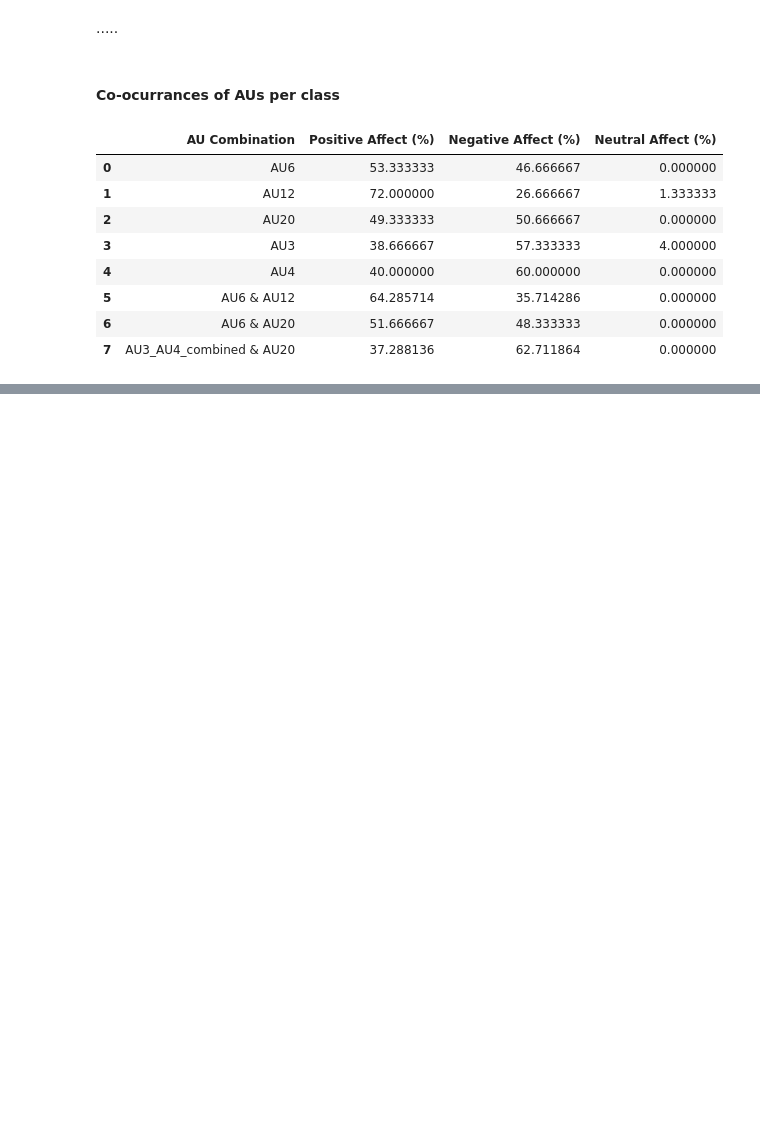
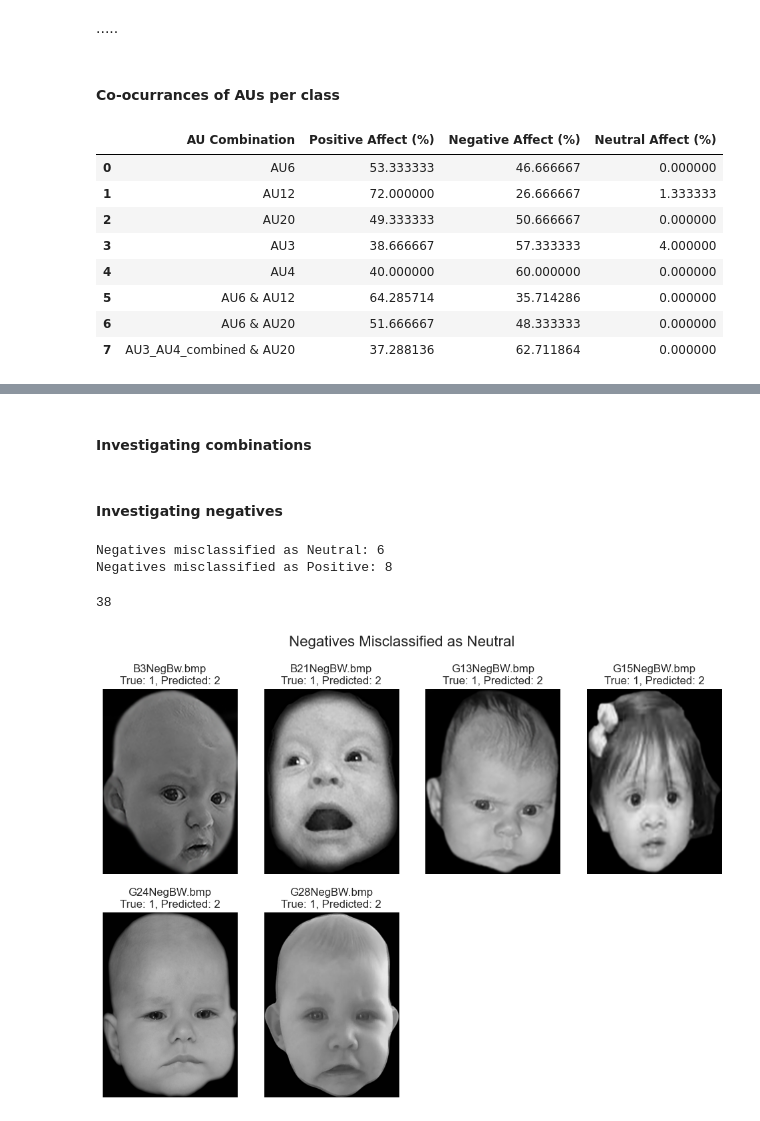
Before and after one commit to florentinafabregas/affect-recognition-infants, a Jupyter notebook: notebooks/main.ipynb, the cells around one changed output, grey strips where cells are left out. Cells and saved outputs as stored; diff of their text form; code cells hidden in the pictures; blank space fills up the shorter version.

Commit message:
add: exploring negative misclassifications - main file

```diff
--- a/notebooks/main.ipynb
+++ b/notebooks/main.ipynb
@@ -1283,0 +1345,6 @@ TODO
+# %%
+# All AU
+
+total_acc, total_miss = svm(aus_inf, pyafar_inf_df)
+print(total_acc)
+total_miss
@@ -1283,0 +1370,2 @@ TODO
+# %% [markdown]
+#### Investigating combinations
@@ -1283,0 +1377,44 @@ TODO
+# %% [markdown]
+#### Investigating negatives
+# %%
+neg_as_neutral = ((total_miss["true_label"] == 1) & (total_miss["predicted_label"] == 2)).sum()
+neg_as_positive = ((total_miss["true_label"] == 1) & (total_miss["predicted_label"] == 3)).sum()
+
+print(f"Negatives misclassified as Neutral: {neg_as_neutral}")
+print(f"Negatives misclassified as Positive: {neg_as_positive}")
+# %% [output]
+Negatives misclassified as Neutral: 6
+Negatives misclassified as Positive: 8
+# %%
+neg_neu = pyafar_inf_df[pyafar_inf_df['Image'].isin(
+    total_miss[(total_miss['true_label'] == 1) & (total_miss['predicted_label'] == 2)]['image_name']
+)]
+
+neg_pos = pyafar_inf_df[pyafar_inf_df['Image'].isin(
+    total_miss[(total_miss['true_label'] == 1) & (total_miss['predicted_label'] == 3)]['image_name']
+)]
+
+neg_neg = pyafar_inf_df[(pyafar_inf_df['imageCat'] == 1) & (~pyafar_inf_df['Image'].isin(total_miss['image_name']))]
+# %% [output]
+38
+# %%
+# Show misclassified neg -- neu
+
+neg_pos_images = total_miss[total_miss['image_name'].isin(neg_pos['Image'])]
+neg_neu_images = total_miss[total_miss['image_name'].isin(neg_neu['Image'])]
+
+plt.figure(figsize=(12, 8))
+for i, row in enumerate(neg_neu_images.itertuples()):
+    img_name, true_label, predicted_label = row.image_name, row.true_label, row.predicted_label
+    img_path = os.path.join('../data/CityInfant/BlackWhite', img_name)
+
+    frame_bgr = cv2.imread(img_path)
+    plt.subplot(2,4, i + 1)
+    plt.imshow(frame_bgr)
+    plt.axis("off")
+    plt.title(f"{img_name}\nTrue: {true_label}, Predicted: {predicted_label}")
+
+plt.suptitle("Negatives Misclassified as Neutral", fontsize=16)
+plt.show();
+# %% [output]
+[figure, added]
```
Also changed, not shown: parts of 12 cells of this notebook.
